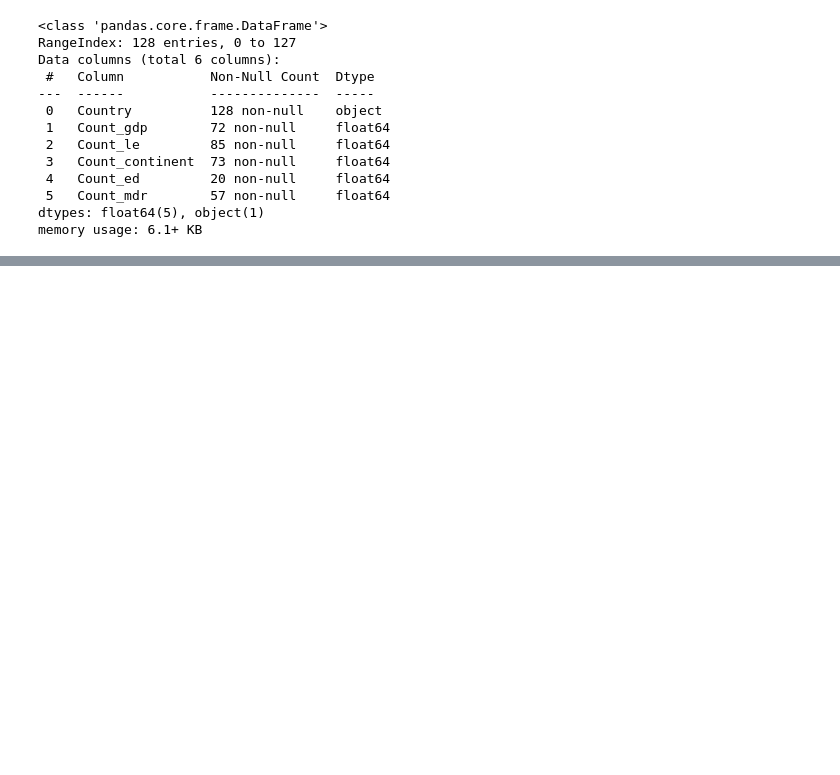
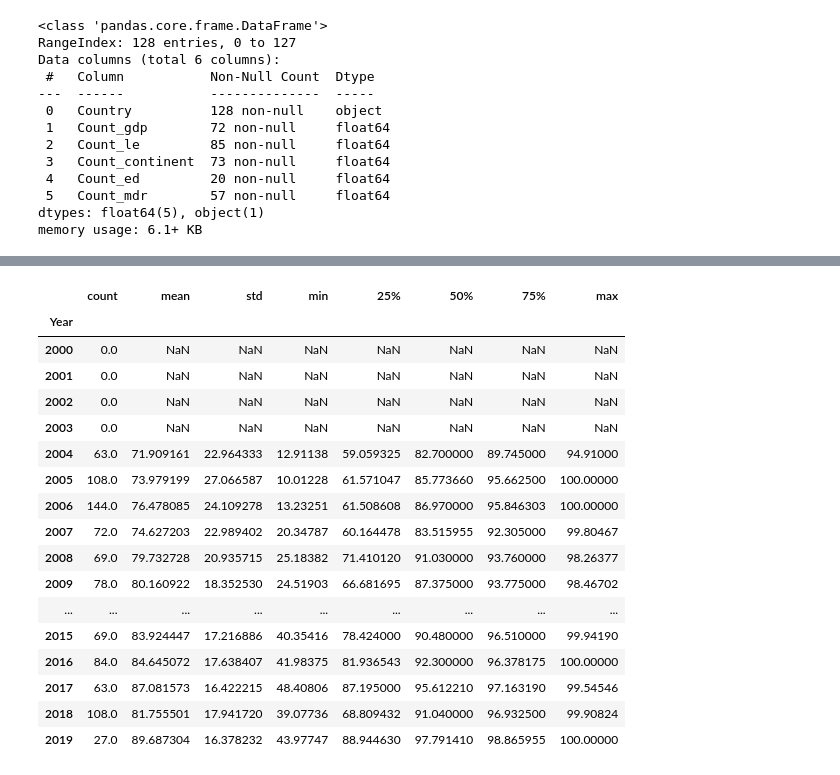
Before and after one commit to nss-data-science-cohort-6/un_data_question-MWeissSharp, a Jupyter notebook: notebooks/UN_Data_Solo_Exploration.ipynb, the cells around one changed output, grey strips where cells are left out. Cells and saved outputs as stored; diff of their text form; code cells hidden in the pictures; blank space fills up the shorter version.

Commit message:
Finalized plan for dealing with inconsistent country names, merged data sets, began working with plotly express visualizations

```diff
--- a/notebooks/UN_Data_Solo_Exploration.ipynb
+++ b/notebooks/UN_Data_Solo_Exploration.ipynb
@@ -315,0 +303,7 @@ continents.loc[continents['Country'].duplicated(keep=False)]
+# %%
+gdp_le = (
+    pd.merge(gdp_clean, le_clean, how='outer', on=['Country', 'Year'])
+    .dropna(subset=['GDP_Per_Capita', 'Life_Expectancy'], how='all')
+)
+
+gdp_le.info()
@@ -315,0 +322,5 @@ continents.loc[continents['Country'].duplicated(keep=False)]
+# %%
+continents = continents.drop_duplicates()
+
+gdp_le = pd.merge(gdp_le, continent_clean, how='left', on='Country')
+gdp_le.info()
@@ -315,0 +340,3 @@ continents.loc[continents['Country'].duplicated(keep=False)]
+# %%
+ed_mdr = pd.merge(ed_clean, mdr_clean, how='outer', on=['Country', 'Year'])
+ed_mdr.info()
@@ -315,0 +357,8 @@ continents.loc[continents['Country'].duplicated(keep=False)]
+# %%
+full_df = (
+    pd.merge(gdp_le, ed_mdr, how='inner',on=['Country', 'Year'])
+    .sort_values(['Country', 'Year'])
+    .reset_index(drop=True)
+)
+
+full_df.info()
@@ -315,0 +453,21 @@ continents.loc[continents['Country'].duplicated(keep=False)]
+# %%
+full_df.groupby('Year')['Primary_ed_completion_percent'].describe()
+# %% [output]
+|  | count | mean | std | min | 25% | 50% | 75% | max |
+| Year |  |  |  |  |  |  |  |  |
+| 2000 | 0.0 | NaN | NaN | NaN | NaN | NaN | NaN | NaN |
+| 2001 | 0.0 | NaN | NaN | NaN | NaN | NaN | NaN | NaN |
+| 2002 | 0.0 | NaN | NaN | NaN | NaN | NaN | NaN | NaN |
+| 2003 | 0.0 | NaN | NaN | NaN | NaN | NaN | NaN | NaN |
+| 2004 | 63.0 | 71.909161 | 22.964333 | 12.91138 | 59.059325 | 82.700000 | 89.745000 | 94.91000 |
+| 2005 | 108.0 | 73.979199 | 27.066587 | 10.01228 | 61.571047 | 85.773660 | 95.662500 | 100.00000 |
+| 2006 | 144.0 | 76.478085 | 24.109278 | 13.23251 | 61.508608 | 86.970000 | 95.846303 | 100.00000 |
+| 2007 | 72.0 | 74.627203 | 22.989402 | 20.34787 | 60.164478 | 83.515955 | 92.305000 | 99.80467 |
+| 2008 | 69.0 | 79.732728 | 20.935715 | 25.18382 | 71.410120 | 91.030000 | 93.760000 | 98.26377 |
+| 2009 | 78.0 | 80.160922 | 18.352530 | 24.51903 | 66.681695 | 87.375000 | 93.775000 | 98.46702 |
+| ... | ... | ... | ... | ... | ... | ... | ... | ... |
+| 2015 | 69.0 | 83.924447 | 17.216886 | 40.35416 | 78.424000 | 90.480000 | 96.510000 | 99.94190 |
+| 2016 | 84.0 | 84.645072 | 17.638407 | 41.98375 | 81.936543 | 92.300000 | 96.378175 | 100.00000 |
+| 2017 | 63.0 | 87.081573 | 16.422215 | 48.40806 | 87.195000 | 95.612210 | 97.163190 | 99.54546 |
+| 2018 | 108.0 | 81.755501 | 17.941720 | 39.07736 | 68.809432 | 91.040000 | 96.932500 | 99.90824 |
+| 2019 | 27.0 | 89.687304 | 16.378232 | 43.97747 | 88.944630 | 97.791410 | 98.865955 | 100.00000 |
```
Also changed, not shown: parts of 39 cells of this notebook, 1 other file.
